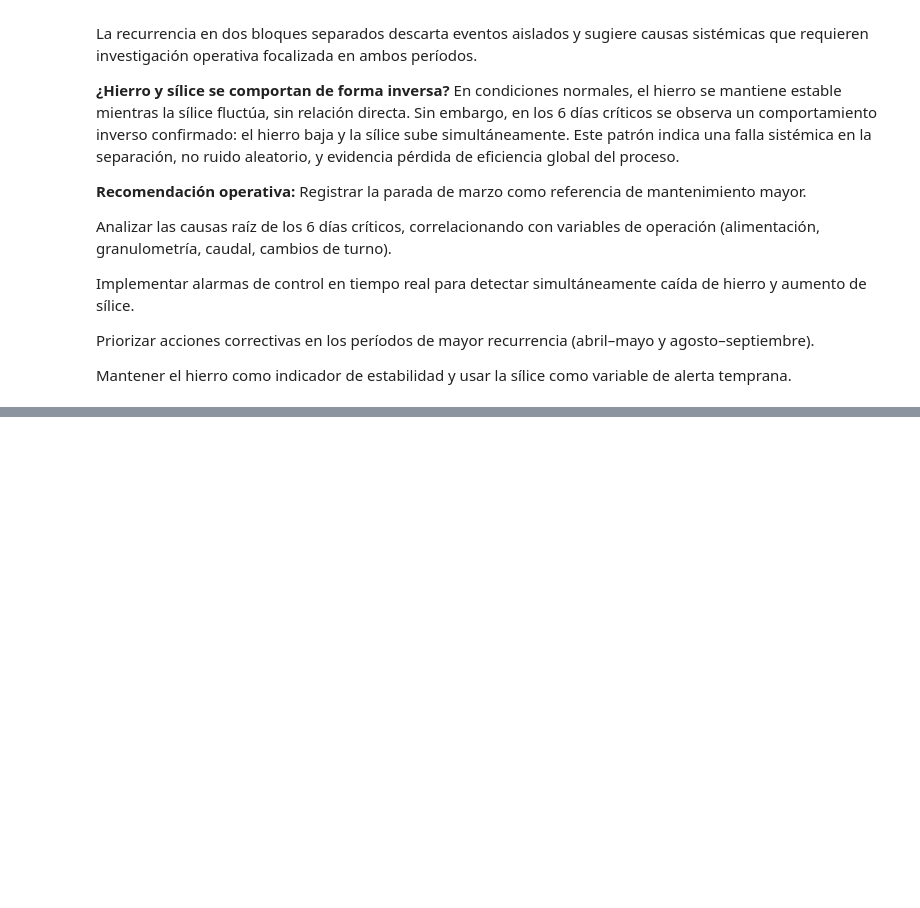
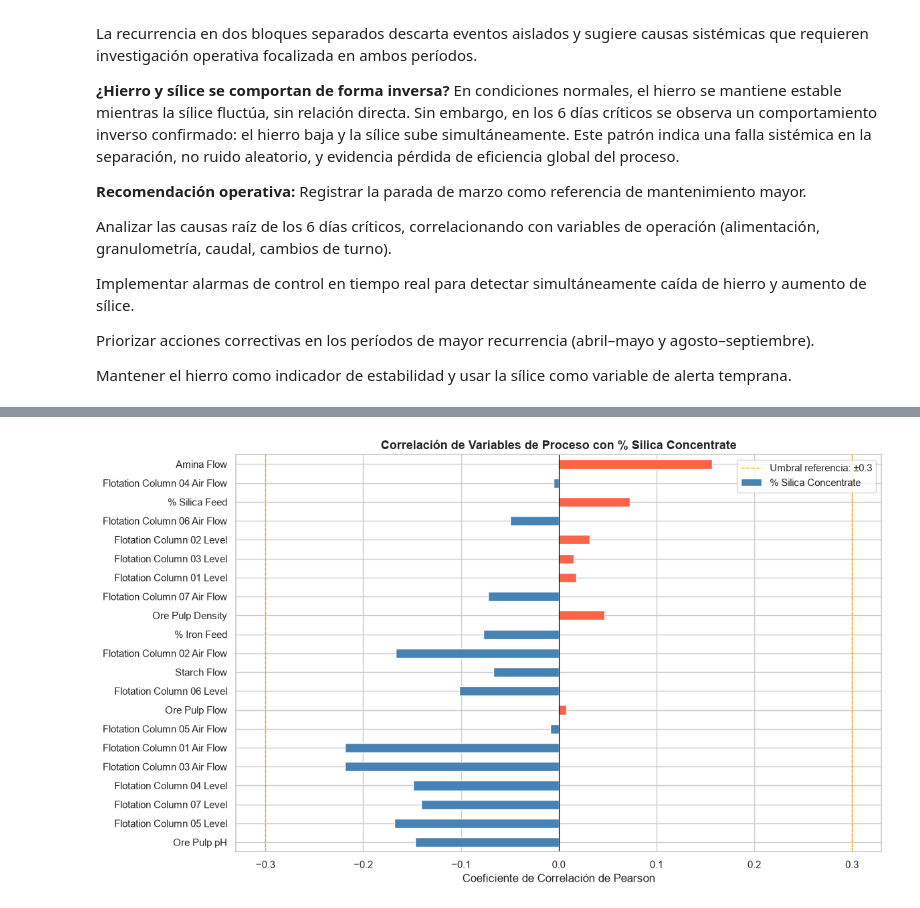
Before and after one commit to RGRIVEROS-PORTFOLIO/mining_eda_flotation_plant, a Jupyter notebook: notebooks/EDA_Flotation_Plant_RRiveros.ipynb, the cells around one changed output, grey strips where cells are left out. Drawn from its saved outputs; the diff is of its cells as text; code cells hidden in the pictures; blank space fills up the shorter version.

```diff
--- a/notebooks/EDA_Flotation_Plant_RRiveros.ipynb
+++ b/notebooks/EDA_Flotation_Plant_RRiveros.ipynb
@@ -519,0 +556,5 @@ Mantener el hierro como indicador de estabilidad y usar la sílice como variable
+# %%
+# --- 7.3 Correlaciones con % Silica Concentrate (variable crítica) ---
+plot_barras_correlacion_silice(corr_calidad)
+# %% [output]
+[figure, added]
```
Also changed, not shown: parts of 9 cells of this notebook, 5 other files.
